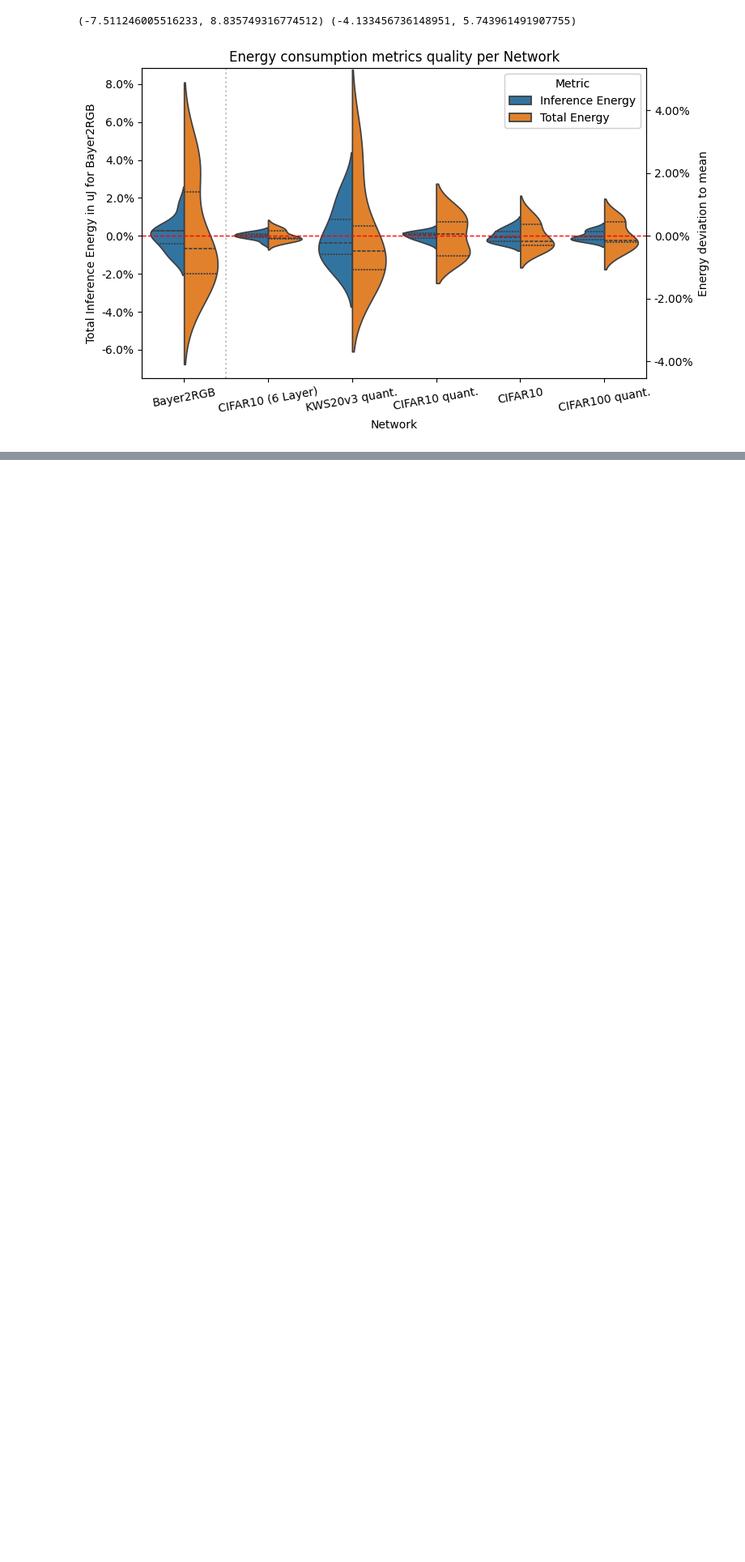
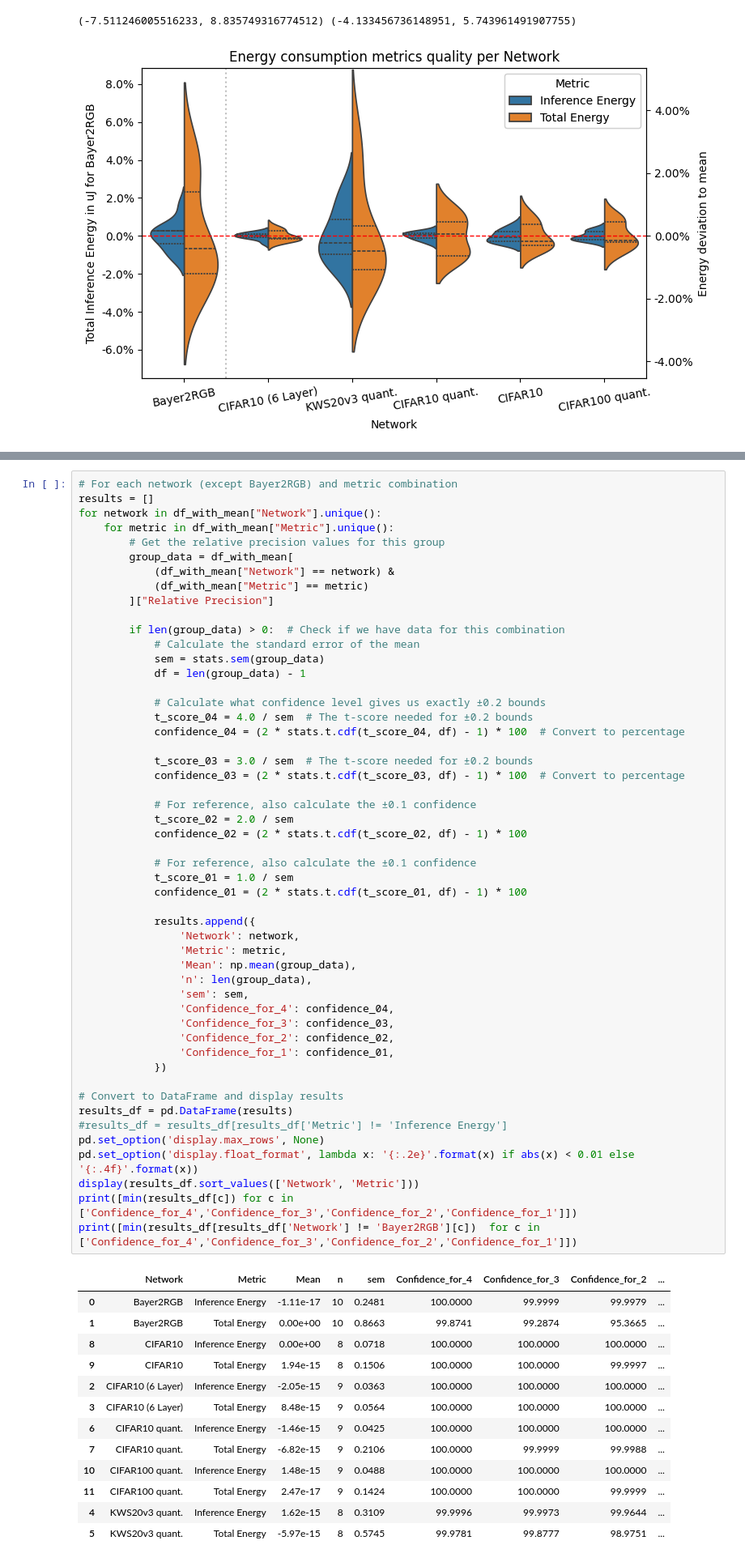
Before and after one commit to ekut-es/netdeployonnx, a Jupyter notebook: netdeployonnx/client/experiment_networks.ipynb, the cells around one changed output, grey strips where cells are left out. Shown at 81% size. Saved outputs shown, nothing was run; the diff lists cells and outputs as text; blank space fills up the shorter version.

```diff
--- a/netdeployonnx/client/experiment_networks.ipynb
+++ b/netdeployonnx/client/experiment_networks.ipynb
@@ -782,0 +861,65 @@ plt.savefig(figures_path / "05_deployment_energy.pdf", format='pdf', bbox_inches
+# %%
+# For each network (except Bayer2RGB) and metric combination
+results = []
+for network in df_with_mean["Network"].unique():
+    for metric in df_with_mean["Metric"].unique():
+        # Get the relative precision values for this group
+        group_data = df_with_mean[
+            (df_with_mean["Network"] == network) &
+            (df_with_mean["Metric"] == metric)
+        ]["Relative Precision"]
+
+        if len(group_data) > 0:  # Check if we have data for this combination
+            # Calculate the standard error of the mean
+            sem = stats.sem(group_data)
+            df = len(group_data) - 1
+
+            # Calculate what confidence level gives us exactly ±0.2 bounds
+            t_score_04 = 4.0 / sem  # The t-score needed for ±0.2 bounds
+            confidence_04 = (2 * stats.t.cdf(t_score_04, df) - 1) * 100  # Convert to percentage
+
+            t_score_03 = 3.0 / sem  # The t-score needed for ±0.2 bounds
+            confidence_03 = (2 * stats.t.cdf(t_score_03, df) - 1) * 100  # Convert to percentage
+
+            # For reference, also calculate the ±0.1 confidence
+            t_score_02 = 2.0 / sem
+            confidence_02 = (2 * stats.t.cdf(t_score_02, df) - 1) * 100
+
+            # For reference, also calculate the ±0.1 confidence
+            t_score_01 = 1.0 / sem
+            confidence_01 = (2 * stats.t.cdf(t_score_01, df) - 1) * 100
+
+            results.append({
+                'Network': network,
+                'Metric': metric,
+                'Mean': np.mean(group_data),
+                'n': len(group_data),
+                'sem': sem,
+                'Confidence_for_4': confidence_04,
+                'Confidence_for_3': confidence_03,
+                'Confidence_for_2': confidence_02,
+                'Confidence_for_1': confidence_01,
+            })
+
+# Convert to DataFrame and display results
+results_df = pd.DataFrame(results)
+#results_df = results_df[results_df['Metric'] != 'Inference Energy']
+pd.set_option('display.max_rows', None)
+pd.set_option('display.float_format', lambda x: '{:.2e}'.format(x) if abs(x) < 0.01 else '{:.4f}'.format(x))
+display(results_df.sort_values(['Network', 'Metric']))
+print([min(results_df[c]) for c in ['Confidence_for_4','Confidence_for_3','Confidence_for_2','Confidence_for_1']])
+print([min(results_df[results_df['Network'] != 'Bayer2RGB'][c])  for c in ['Confidence_for_4','Confidence_for_3','Confidence_for_2','Confidence_for_1']])
+# %% [output]
+|  | Network | Metric | Mean | n | sem | Confidence_for_4 | Confidence_for_3 | Confidence_for_2 | ... |
+| 0 | Bayer2RGB | Inference Energy | -1.11e-17 | 10 | 0.2481 | 100.0000 | 99.9999 | 99.9979 | ... |
+| 1 | Bayer2RGB | Total Energy | 0.00e+00 | 10 | 0.8663 | 99.8741 | 99.2874 | 95.3665 | ... |
+| 8 | CIFAR10 | Inference Energy | 0.00e+00 | 8 | 0.0718 | 100.0000 | 100.0000 | 100.0000 | ... |
+| 9 | CIFAR10 | Total Energy | 1.94e-15 | 8 | 0.1506 | 100.0000 | 100.0000 | 99.9997 | ... |
+| 2 | CIFAR10 (6 Layer) | Inference Energy | -2.05e-15 | 9 | 0.0363 | 100.0000 | 100.0000 | 100.0000 | ... |
+| 3 | CIFAR10 (6 Layer) | Total Energy | 8.48e-15 | 9 | 0.0564 | 100.0000 | 100.0000 | 100.0000 | ... |
+| 6 | CIFAR10 quant. | Inference Energy | -1.46e-15 | 9 | 0.0425 | 100.0000 | 100.0000 | 100.0000 | ... |
+| 7 | CIFAR10 quant. | Total Energy | -6.82e-15 | 9 | 0.2106 | 100.0000 | 99.9999 | 99.9988 | ... |
+| 10 | CIFAR100 quant. | Inference Energy | 1.48e-15 | 9 | 0.0488 | 100.0000 | 100.0000 | 100.0000 | ... |
+| 11 | CIFAR100 quant. | Total Energy | 2.47e-17 | 9 | 0.1424 | 100.0000 | 100.0000 | 99.9999 | ... |
+| 4 | KWS20v3 quant. | Inference Energy | 1.62e-15 | 8 | 0.3109 | 99.9996 | 99.9973 | 99.9644 | ... |
+| 5 | KWS20v3 quant. | Total Energy | -5.97e-15 | 8 | 0.5745 | 99.9781 | 99.8777 | 98.9751 | ... |
```
Also changed, not shown: parts of 6 cells of this notebook, 1 other file.
